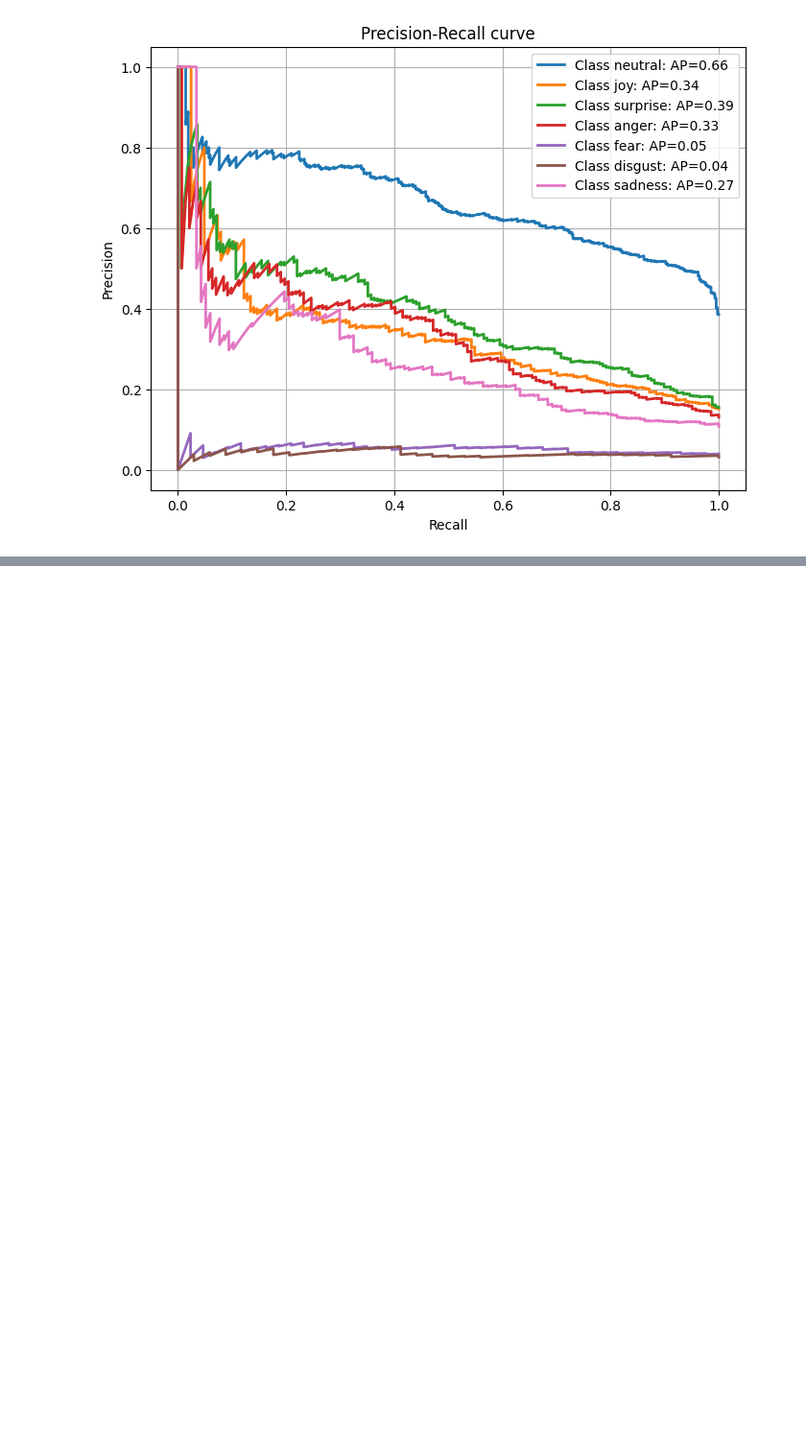
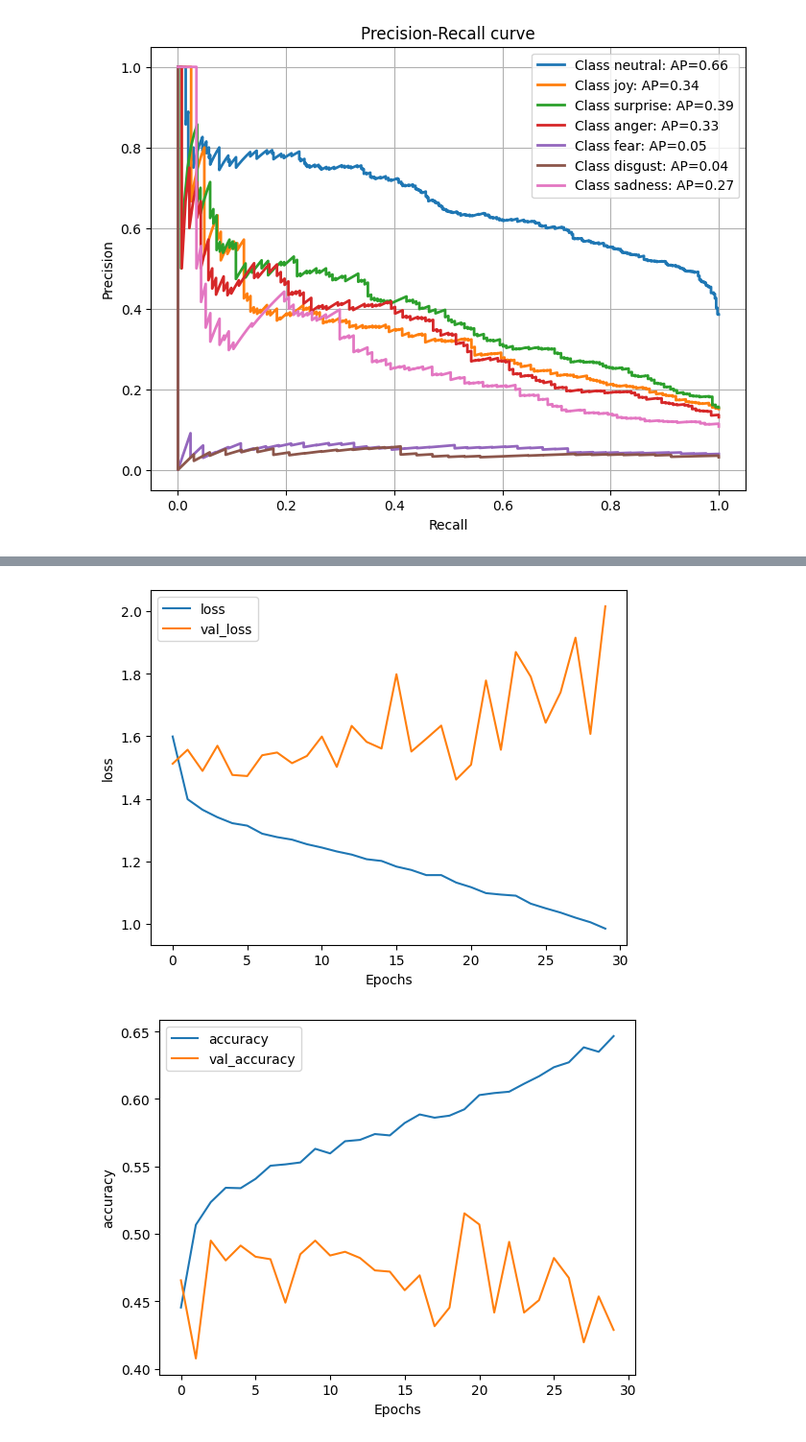
Before and after one commit to teostereciu/mc-ecpe, a Jupyter notebook: notebooks/best.ipynb, the cells around one changed output, grey strips where cells are left out. Shown at 96% size. Saved outputs shown, nothing was run; the diff lists cells and outputs as text; code cells hidden in the pictures; blank space fills up the shorter version.

```diff
--- a/notebooks/best.ipynb
+++ b/notebooks/best.ipynb
@@ -1114,0 +1265,7 @@ plot_precision_recall(y_val_text_onehot, crossattn_preds)
+# %%
+mlp_no_weights = create_mlp(input_dim, num_classes)
+mlp_no_weights.compile(optimizer='adam',
+                    loss='categorical_crossentropy',
+                    metrics=['accuracy'])
+
+mlp_no_weights.summary()
@@ -1114,0 +1290,6 @@ plot_precision_recall(y_val_text_onehot, crossattn_preds)
+# %%
+no_weights_history = mlp_no_weights.fit(x=pool_embs_train,
+                            y=y_train_text_onehot,
+                            validation_data=(pool_embs_val, y_val_text_onehot),
+                            batch_size=32,
+                            epochs=30)
@@ -1114,0 +1317,6 @@ plot_precision_recall(y_val_text_onehot, crossattn_preds)
+# %%
+plot_graphs(no_weights_history,'loss')
+plot_graphs(no_weights_history,'accuracy')
+# %% [output]
+[figure, added]
+[figure, added]
```
Also changed, not shown: parts of 26 cells of this notebook.
